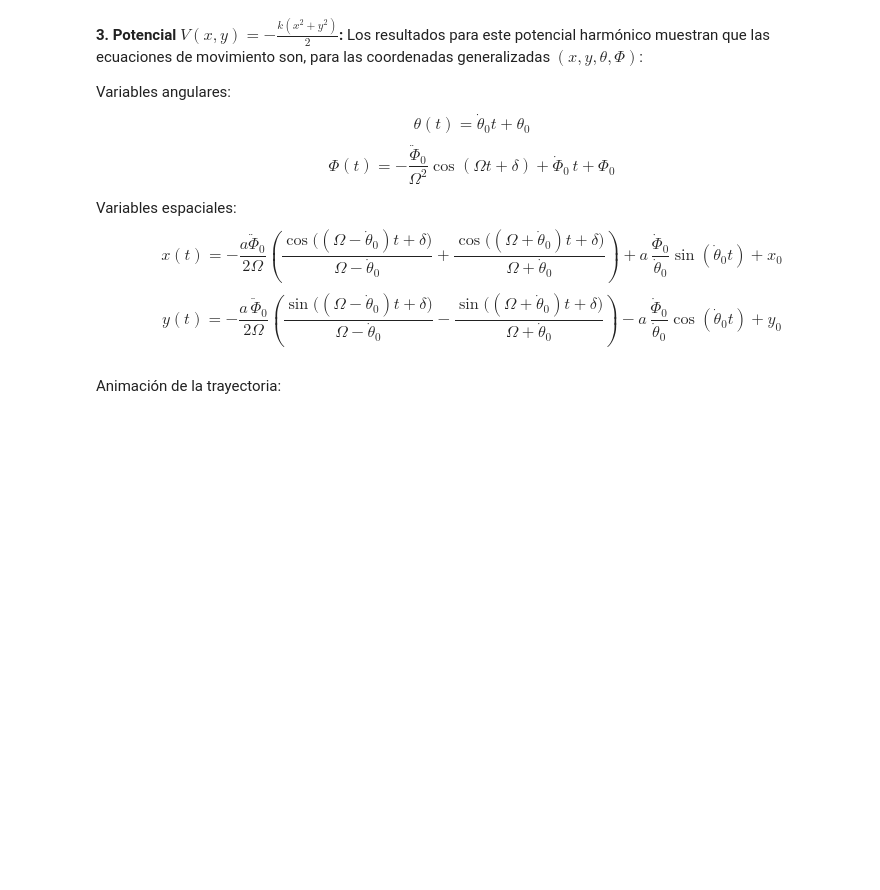
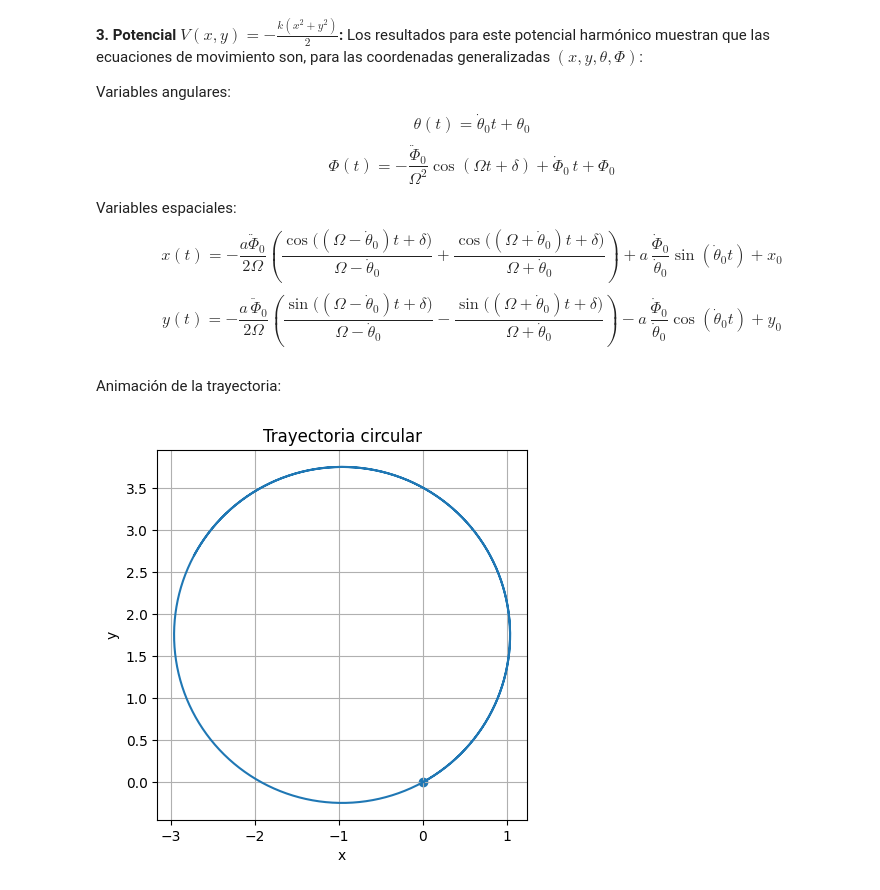
Before and after one commit to ThomAnkhe/Proyectos_Mecanica_Analitica, a Jupyter notebook: Proyecto_1/Codigo_Graficas.ipynb, the cells around one changed output. Saved outputs shown, nothing was run; the diff lists cells and outputs as text; code cells hidden in the pictures; blank space fills up the shorter version.

```diff
--- a/Proyecto_1/Codigo_Graficas.ipynb
+++ b/Proyecto_1/Codigo_Graficas.ipynb
@@ -209,3 +209,40 @@ def update(i):
 
 ani = FuncAnimation(fig, update, frames=len(t), interval=30, blit=True)
 plt.show()
+# %%
+import numpy as np
+import matplotlib.pyplot as plt
+
+# Parámetros
+a = 1.0
+phi_dot0 = 2.0
+theta_dot0 = 1.0
+theta0 = 0.5
+x0 = 0.0
+y0 = 0.0
+
+# Radio
+R = a * phi_dot0 / theta_dot0
+
+# Tiempo
+t = np.linspace(0, 10, 1000)
+
+# Ángulo
+theta = theta_dot0 * t + theta0
+
+# Trayectoria
+x = x0 + R * (np.sin(theta) - np.sin(theta0))
+y = y0 - R * (np.cos(theta) - np.cos(theta0))
+
+# Gráfica
+plt.figure()
+plt.plot(x, y)
+plt.scatter([x0], [y0])  # punto inicial
+plt.gca().set_aspect('equal', 'box')
+plt.xlabel("x")
+plt.ylabel("y")
+plt.title("Trayectoria circular")
+plt.grid(True)
+plt.show()
+# %% [output]
+[figure, added]
```
Also changed, not shown: 7 other files.
